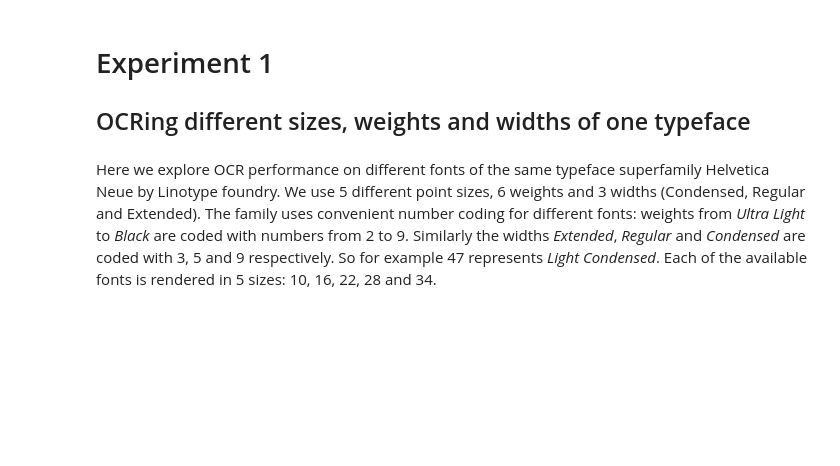
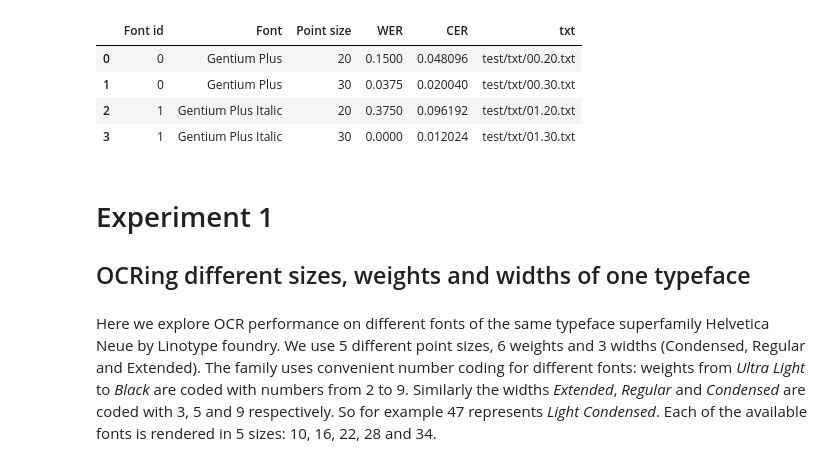
Before and after one commit to byewokko/tesseract-font-test, a Jupyter notebook: tesseract-fonts.ipynb, the cells around one changed output. Cells and saved outputs as stored; diff of their text form; code cells hidden in the pictures; blank space fills up the shorter version.

```diff
--- a/tesseract-fonts.ipynb
+++ b/tesseract-fonts.ipynb
@@ -264,0 +34,28 @@ Now our pipeline is ready to run experiments.
+# %%
+outdir = "test" # directory for storing generated files
+fontdir = "." # directory with font files
+ptsizes = [20,30] # list of font sizes to generate
+textfile = "en-eisenhower.txt" # file with sample text
+language = "eng" # Tesseract language model
+
+# Read example text file
+with open(textfile, "r") as fin:
+    rawtext = fin.read()[:500]
+
+# Break long lines
+text = breaklines(rawtext)
+
+# Read font data of files in fontdir
+fontdata = get_font_names(fontdir)
+
+# Setup the experiment, store metadata in a dataframe
+setup = make_experiment_setup(fontdata, ptsizes, outdir)
+
+# Render text as images
+batch_render_text(text, setup, fontdata)
+
+# OCR the images
+batch_ocr_images(setup, language)
+
+# Evaluate OCR output
+results = batch_evaluate(setup, fontdata, text)
@@ -265,3 +75,11 @@ Now our pipeline is ready to run experiments.
+# %%
+results
+# %% [output]
+|  | Font id | Font | Point size | WER | CER | txt |
+| 0 | 0 | Gentium Plus | 20 | 0.1500 | 0.048096 | test/txt/00.20.txt |
+| 1 | 0 | Gentium Plus | 30 | 0.0375 | 0.020040 | test/txt/00.30.txt |
+| 2 | 1 | Gentium Plus Italic | 20 | 0.3750 | 0.096192 | test/txt/01.20.txt |
+| 3 | 1 | Gentium Plus Italic | 30 | 0.0000 | 0.012024 | test/txt/01.30.txt |
 # %% [markdown]
 # Experiment 1
 ## OCRing different sizes, weights and widths of one typeface
```
Also changed, not shown: parts of 24 cells of this notebook, 20 other files.
